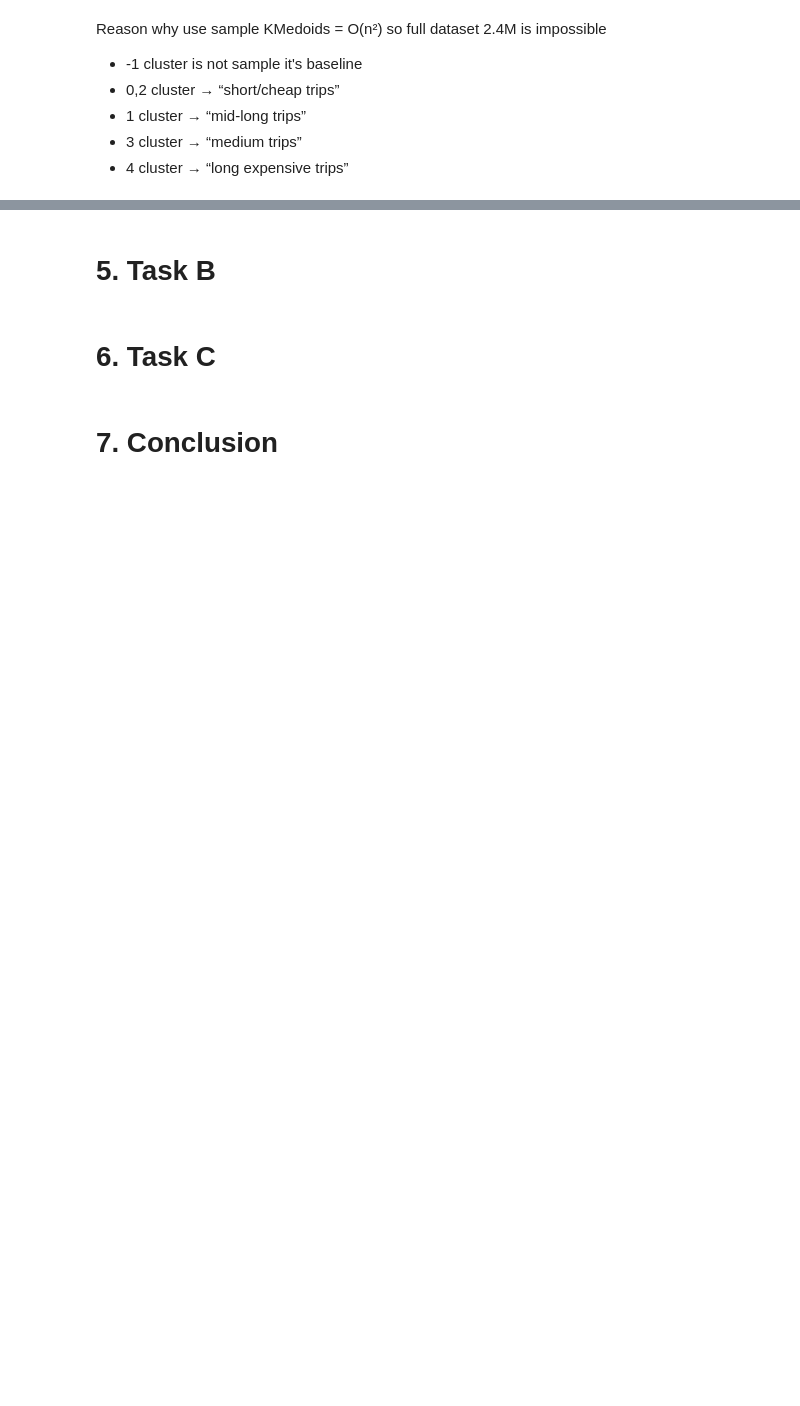
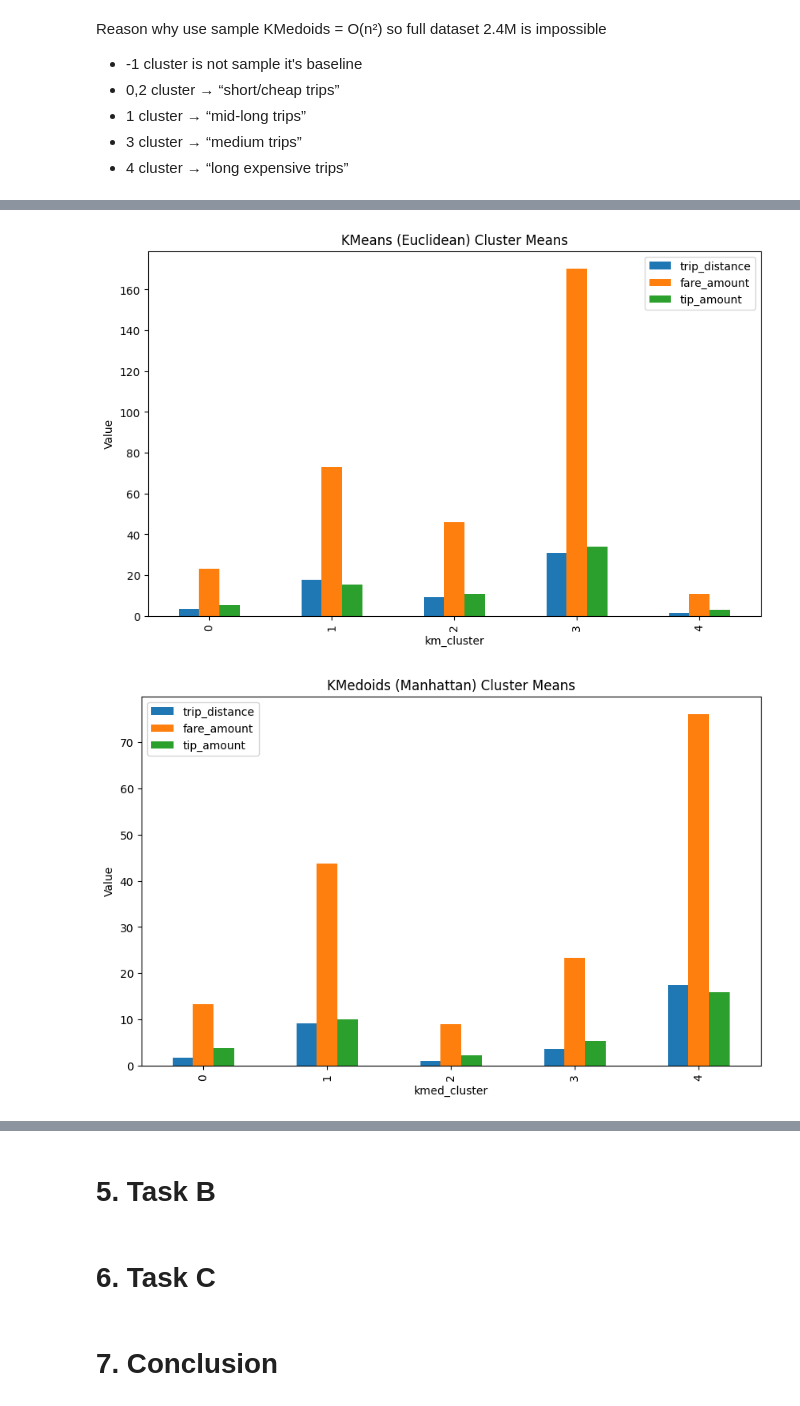
Before and after one commit to aprilgozib/machine_learning, a Jupyter notebook: notebooks/clustering_taxi.ipynb, the cells around one changed output, grey strips where cells are left out. Saved outputs shown, nothing was run; the diff lists cells and outputs as text; code cells hidden in the pictures; blank space fills up the shorter version.

Commit message:
task a visualization and discussion

```diff
--- a/notebooks/clustering_taxi.ipynb
+++ b/notebooks/clustering_taxi.ipynb
@@ -225,7 +225,8 @@ km = KMeans(n_clusters = best_k, random_state = 42, n_init = 'auto')
 km_labels = km.fit_predict(clust)
 
 df['km_cluster'] = km_labels
-df.groupby('km_cluster')[['trip_distance', 'fare_amount', 'tip_amount']].mean()
+km_summary = df.groupby('km_cluster')[['trip_distance','fare_amount','tip_amount']].mean()
+km_summary
 # %% [output]
 |  | trip_distance | fare_amount | tip_amount |
 | km_cluster |  |  |  |
@@ -270,0 +290,13 @@ Reason why use sample KMedoids = O(n²) so full dataset 2.4M is impossible
+# %%
+km_summary.plot(kind='bar', figsize=(10,6))
+plt.title("KMeans (Euclidean) Cluster Means")
+plt.ylabel("Value")
+plt.show()
+
+kmed_summary.plot(kind='bar', figsize=(10,6))
+plt.title("KMedoids (Manhattan) Cluster Means")
+plt.ylabel("Value")
+plt.show()
+# %% [output]
+[figure, added]
+[figure, added]
```
Also changed, not shown: parts of 6 cells of this notebook.
